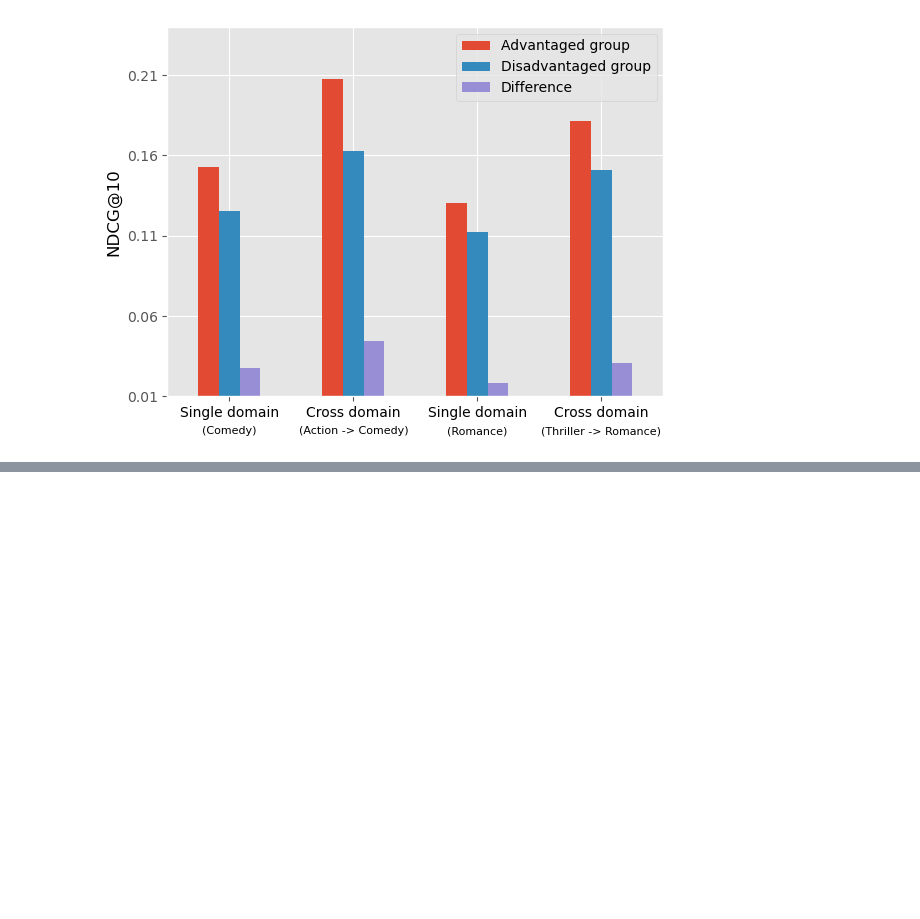
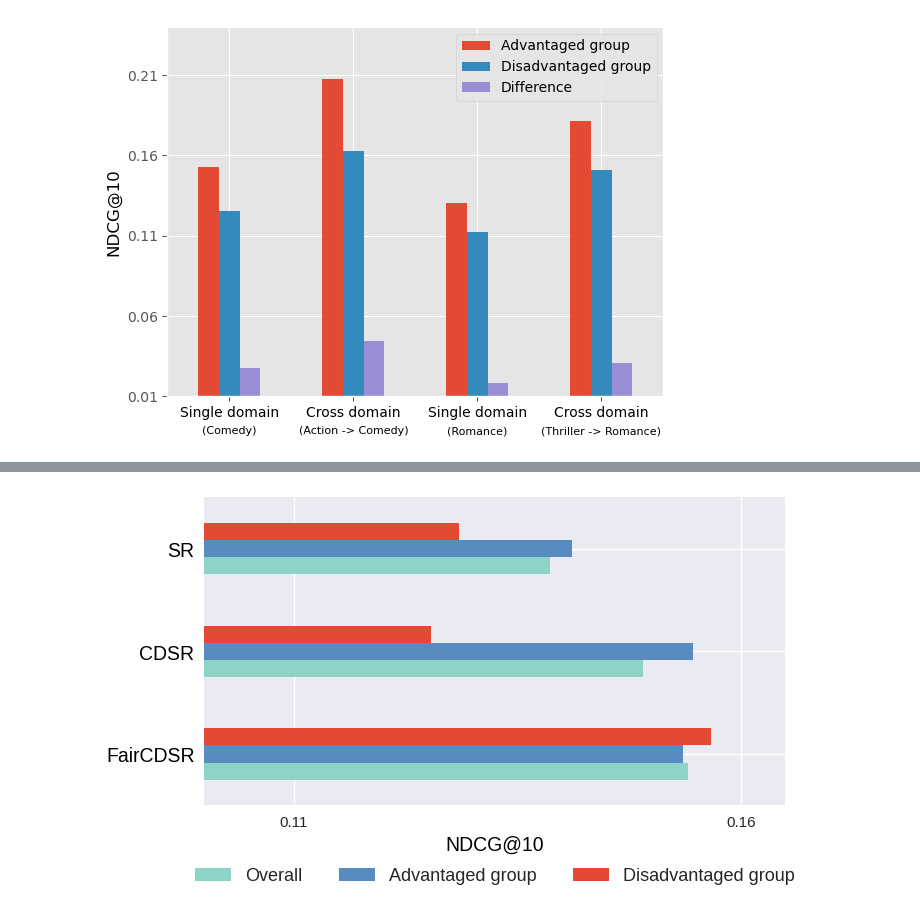
Before and after one commit to alexsui/fairness_research, a Jupyter notebook: C2DSR_src/experiments.ipynb, the cells around one changed output, grey strips where cells are left out. Saved outputs shown, nothing was run; the diff lists cells and outputs as text; code cells hidden in the pictures; blank space fills up the shorter version.

```diff
--- a/C2DSR_src/experiments.ipynb
+++ b/C2DSR_src/experiments.ipynb
@@ -497,0 +524,35 @@ RuntimeError: random_ expects 'from' to be less than 'to', but got from=3 >= to=
+# %%
+import pandas as pd
+import seaborn as sns
+import matplotlib.pyplot as plt
+import numpy as np
+
+# Set the style
+plt.style.use('seaborn')
+
+# Define the color palettes
+color = sns.color_palette("Set3")
+color2 = sns.color_palette("RdYlBu")
+custom_palette = [color[0], color2[5], color2[0]]
+
+# Define the data
+data = {
+    "Overall": [0.1541, 0.1491, 0.1387],
+    "Advantaged group": [0.1535, 0.1547, 0.1411],
+    "Disadvantaged group": [0.1567, 0.1254, 0.1285],
+}
+df = pd.DataFrame(data, index=["FairCDSR", "CDSR", "SR"])
+
+# Create a horizontal bar plot
+ax = df.plot.barh(rot=0, figsize=(7.5, 4), color=custom_palette)
+ax.set_xticks(np.arange(0.01, 0.25, 0.05))
+ax.set_xticklabels(ax.get_xticklabels(), fontsize=11)
+ax.set_yticks([0, 1, 2])
+ax.set_yticklabels(["FairCDSR", "CDSR", "SR"], fontsize=14, color="black")
+ax.set_xlim(0.1, 0.165)
+ax.set_xlabel("NDCG@10", fontsize=14, color="black")
+# ax.legend(fontsize=15)
+ax.legend(loc='upper center', bbox_to_anchor=(0.5, -0.15), ncol=3,fontsize=13)
+plt.show()
+# %% [output]
+[figure, added]
```
Also changed, not shown: parts of 7 cells of this notebook, 14 other files.
